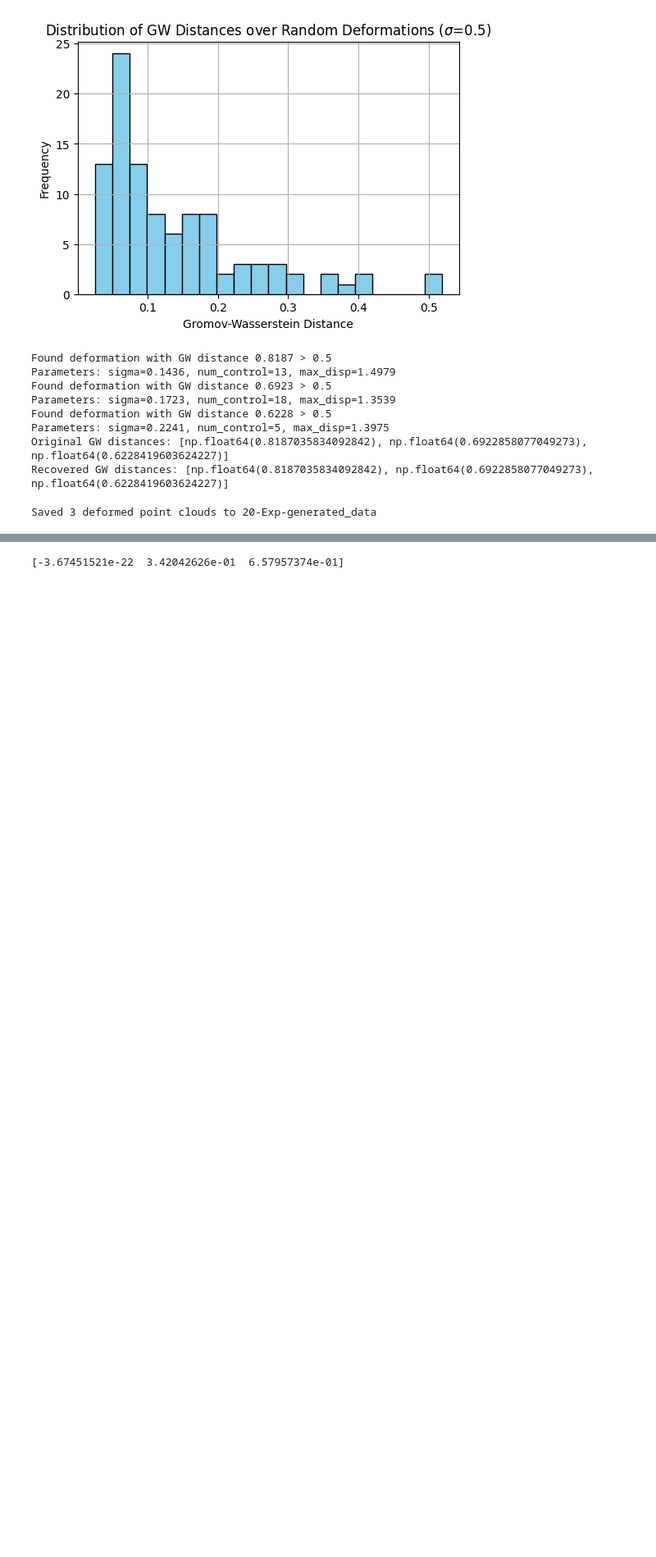
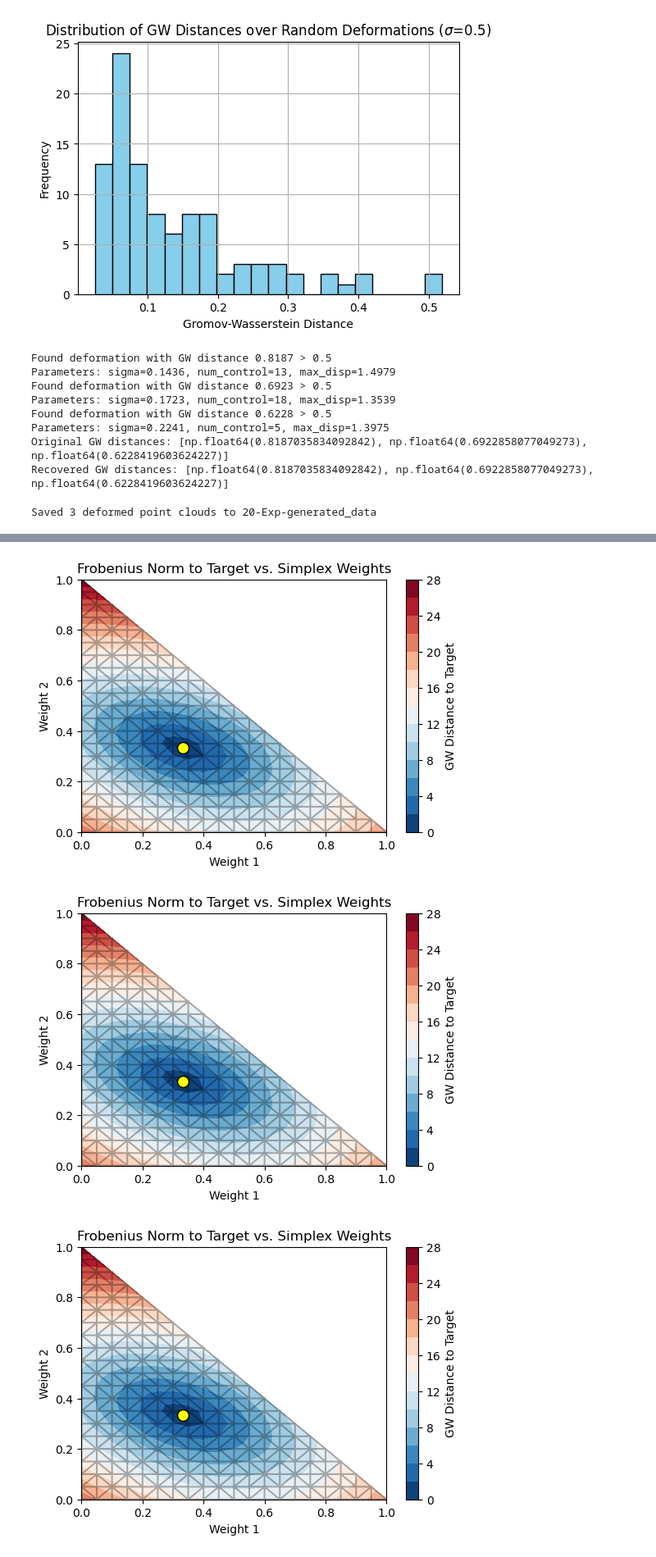
Before and after one commit to RocioDM/GW_BCM, a Jupyter notebook: 20-Experiment.ipynb, the cells around one changed output, grey strips where cells are left out. Shown at 82% size. Saved outputs shown, nothing was run; the diff lists cells and outputs as text; code cells hidden in the pictures; blank space fills up the shorter version.

Commit message:
Added permutations costs

```diff
--- a/20-Experiment.ipynb
+++ b/20-Experiment.ipynb
@@ -450,11 +511,47 @@ plt.show()
 # %%
-deformed_measures = []
-for i in range(3):
-    deformed_measures.append(ot.unif(barycenter_dist_matrix.shape[0]))
+# Iterate over weights in the simplex and compute GW barycenters and their GW distances to the target
+#target_dist_matrix_permuted = template_dist_matrix.copy()
 
+lambda_test  = np.array([1, 1, 1])/3
+target_dist_matrix_permuted = ot.gromov.gromov_barycenters(
+    template_dist_matrix.shape[0],
+    Cs = deformed_dist_matrices,
+    lambdas=lambda_test,
+    loss_fun='square_loss'
+)
+simplex_grid_points = simplex_grid(N=10)
 
-_, lambdas = utils.get_lambdas_constraints(deformed_dist_matrices,deformed_measures,target_dist_matrix, ot.unif(target_dist_matrix.shape[0]))
+for _ in range(10):
+    simplex_frobenius_distances_to_permuted_target = []
+    for weight_idx, weight in enumerate(tqdm(simplex_grid_points)):
+        weights = weight / np.sum(weight)  # Normalize to sum to 1
+        norm_F = get_norm_F(weights, deformed_dist_matrices, deformed_measures, target_dist_matrix_permuted, ot.unif(target_dist_matrix_permuted.shape[0]))
+        simplex_frobenius_distances_to_permuted_target.append(norm_F)
 
-print(lambdas)
+    # Clean up NaN values for plotting
+    z = np.array(simplex_frobenius_distances_to_permuted_target)
+    mask = np.isnan(z)
+    z_masked = z[~mask]
+    x_grid_points = simplex_grid_points[~mask,0]
+    y_grid_points = simplex_grid_points[~mask,1]
+
+    # Plot GW distances to target vs. simplex weights
+    plt.figure(figsize=(6,4))
+    plt.tricontourf(x_grid_points, y_grid_points, z_masked, levels=14, cmap="RdBu_r")
+    plt.colorbar(label='GW Distance to Target')
+    plt.xlabel('Weight 1')
+    plt.ylabel('Weight 2')
+    plt.title('Frobenius Norm to Target vs. Simplex Weights')
+    # Add triangulation grid
+    triang = tri.Triangulation(x_grid_points, y_grid_points)
+    plt.triplot(triang, color='k', alpha=0.3)
+    _, lambdas = utils.get_lambdas_constraints(deformed_dist_matrices,deformed_measures,target_dist_matrix_permuted, ot.unif(target_dist_matrix_permuted.shape[0]))
+    plt.scatter(lambdas[0], lambdas[1], color='yellow', s=100, edgecolor='k', label='Computed Weights')
+    plt.show()
+
+    perm = np.random.permutation(target_dist_matrix_permuted.shape[0])
+    target_dist_matrix_permuted = target_dist_matrix_permuted[perm][:, perm]
 # %% [output]
-[-3.67451521e-22  3.42042626e-01  6.57957374e-01]
+[figure, added]
+[figure, added]
+[figure, added]
```
Also changed, not shown: parts of 8 cells of this notebook, 3 other files.
